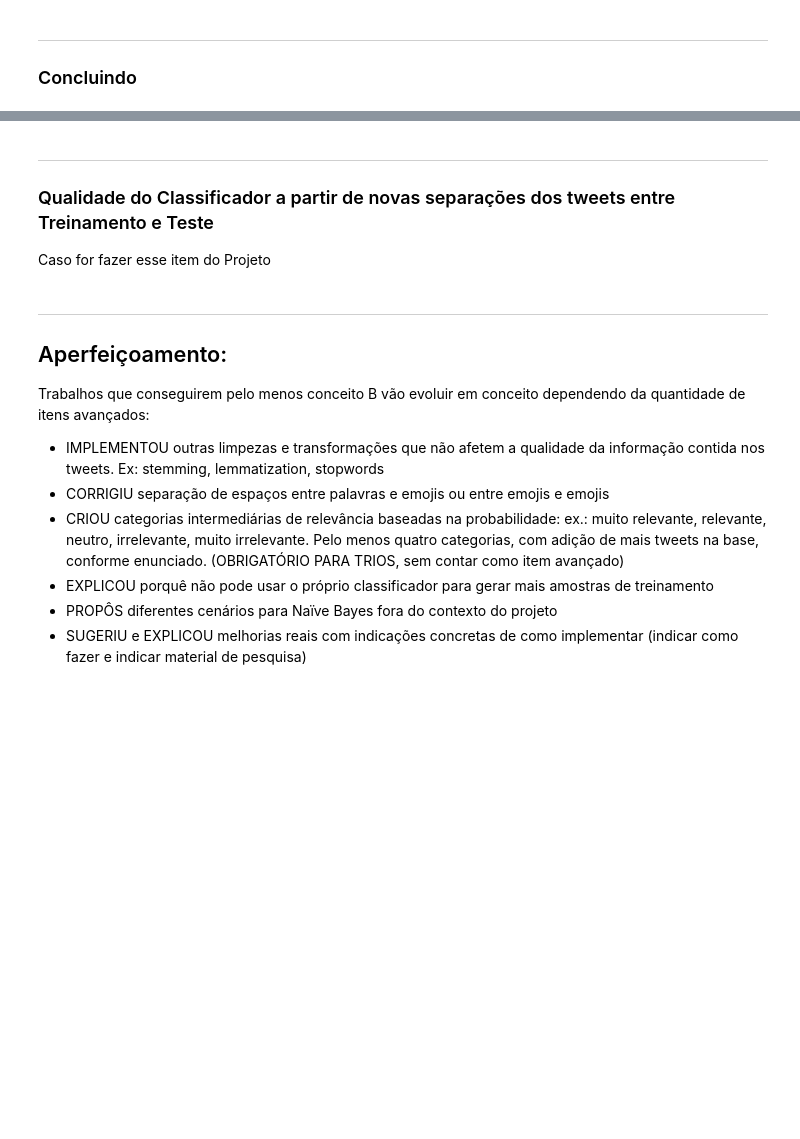
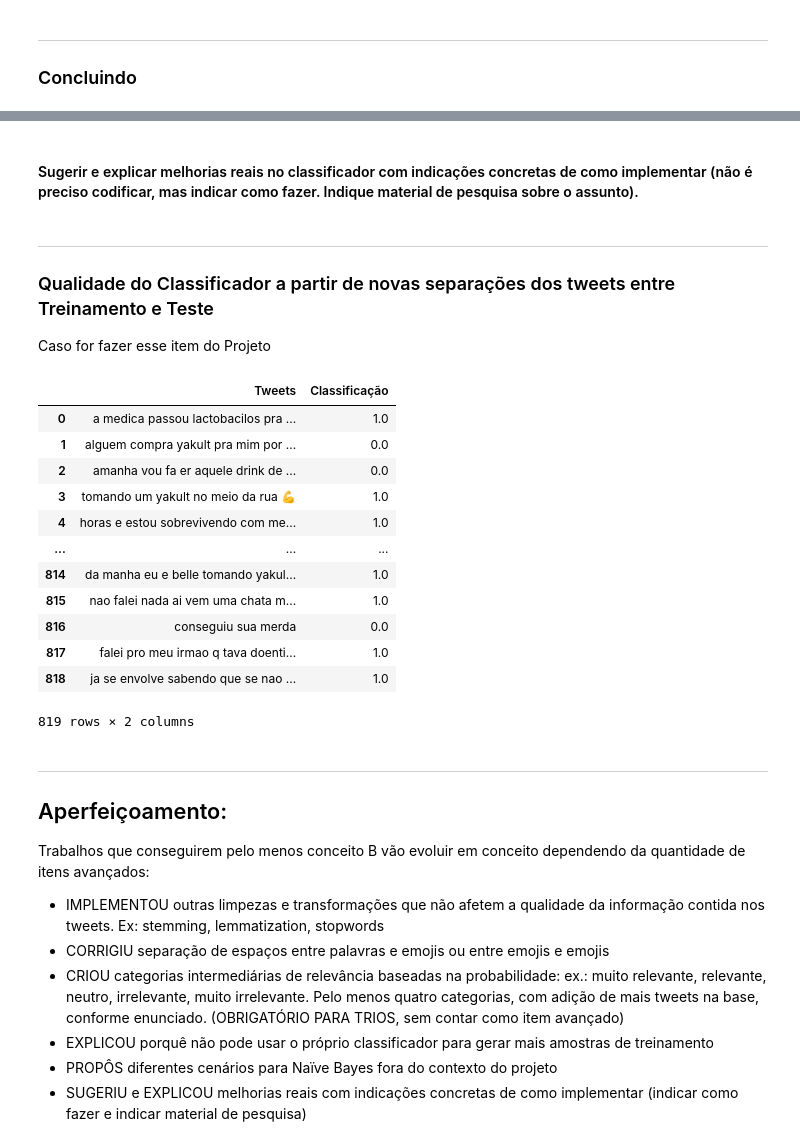
Before and after one commit to AntonioAEMartins/CDados_Projeto1, a Jupyter notebook: Etapa 1 e 2/Projeto1_Layout_Classificador.ipynb, the cells around one changed output, grey strips where cells are left out. Drawn from its saved outputs; the diff is of its cells as text; code cells hidden in the pictures; blank space fills up the shorter version.

```diff
--- a/Etapa 1 e 2/Projeto1_Layout_Classificador.ipynb
+++ b/Etapa 1 e 2/Projeto1_Layout_Classificador.ipynb
@@ -290,21 +290,21 @@ for Tweet in Tweets:
         List_Relevancia.append(1)
         val = pIr2/pR2
         if val > 0.6:
-            diver_rel.append("Muito Relevante")
+            diver_rel.append(4)
         elif val >0.3 and val <=0.6:
-            diver_rel.append("Relevante")
+            diver_rel.append(3)
         elif val >0 and val <=0.3:
-            diver_rel.append("Neutro")
+            diver_rel.append(2)
     else:
         list_prob.append(pIr2)
         List_Relevancia.append(0)
         val = pR2/pIr2
         if val > 0.6:
-            diver_rel.append("Não Relevante")
+            diver_rel.append(0)
         elif val >0.3 and val <=0.6:
-            diver_rel.append("Pouco Não Relevante")
+            diver_rel.append(1)
         elif val >0 and val <=0.3:
-            diver_rel.append("Neutro")
+            diver_rel.append(2)
 
 """
 Algo que extrema importância de citar é a variante "Val" criada para dividir ambas probabilidades
@@ -455,5 +484,55 @@ O classificador utilizamos apresenta um problema na hora de identificar casos de
+# %% [markdown]
+#### Sugerir e explicar melhorias reais no classificador com indicações concretas de como implementar (não é preciso codificar, mas indicar como fazer. Indique material de pesquisa sobre o assunto).
 # %% [markdown]
 ___
 ### Qualidade do Classificador a partir de novas separações dos tweets entre Treinamento e Teste
 
 Caso for fazer esse item do Projeto
+# %%
+#Junta Duas pd.Series = Cria um Novo DataFrame
+    #Embaralhar de Forma Aleatoria novo DataFrame
+    #Pega Conjunto de 300 Primeiros e usa Como treinamento
+    #Pega Conjunto de 200 Depois e Usa como Teste
+
+#Criar Listas para guardar Dados (PositivosFalsoAcurácia)
+
+Dados_PosPos = []
+Dados_PosFal = []
+Dados_FalPos = []
+Dados_FalFal = []
+Dados_Acurac = []
+
+Lista_Total_Classificação = []
+Lista_Total_Tweets = []
+for e in train["Classificação"]:
+    Lista_Total_Classificação.append(e)
+for e in train["Treinamento"]:
+    Lista_Total_Tweets.append(e)
+for e in test["Classificação"]:
+    Lista_Total_Classificação.append(e)
+for e in test["Teste"]:
+    Lista_Total_Tweets.append(e)
+
+DataFrame = pd.DataFrame()
+DataFrame["Tweets"] = Lista_Total_Tweets
+DataFrame ["Classificação"] = Lista_Total_Classificação
+DataFrame["Tweets"] = DataFrame["Tweets"].astype(object)
+lista_ = []
+for e in DataFrame["Tweets"]:
+    lista_.append(cleanup(e))
+DataFrame["Tweets"]=lista_
+DataFrame
+# %% [output]
+|  | Tweets | Classificação |
+| 0 | a medica passou lactobacilos pra ... | 1.0 |
+| 1 | alguem compra yakult pra mim por ... | 0.0 |
+| 2 | amanha vou fa er aquele drink de ... | 0.0 |
+| 3 | tomando um yakult no meio da rua 💪 | 1.0 |
+| 4 | horas e estou sobrevivendo com me... | 1.0 |
+| ... | ... | ... |
+| 814 | da manha eu e belle tomando yakul... | 1.0 |
+| 815 | nao falei nada ai vem uma chata m... | 1.0 |
+| 816 | conseguiu sua merda | 0.0 |
+| 817 | falei pro meu irmao q tava doenti... | 1.0 |
+| 818 | ja se envolve sabendo que se nao ... | 1.0 |
+819 rows × 2 columns
```
Also changed, not shown: parts of 16 cells of this notebook, 3 other files.
